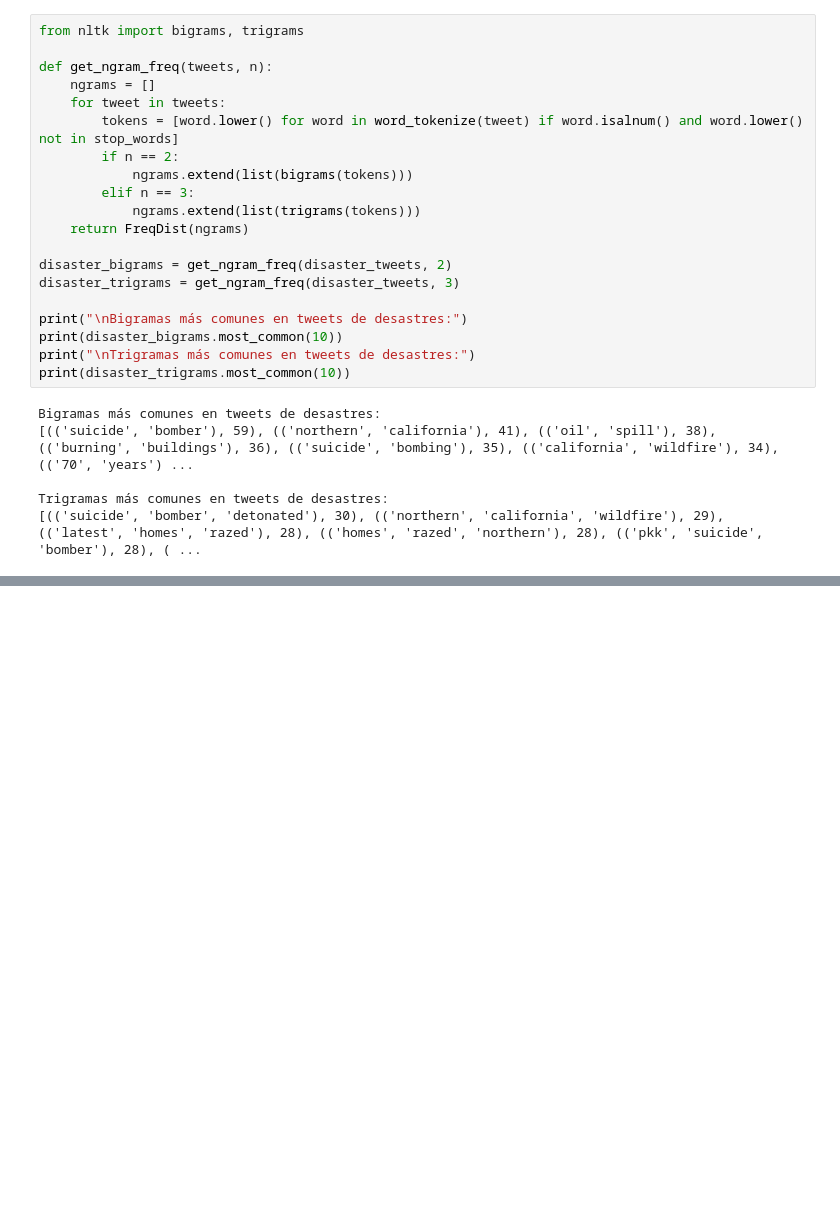
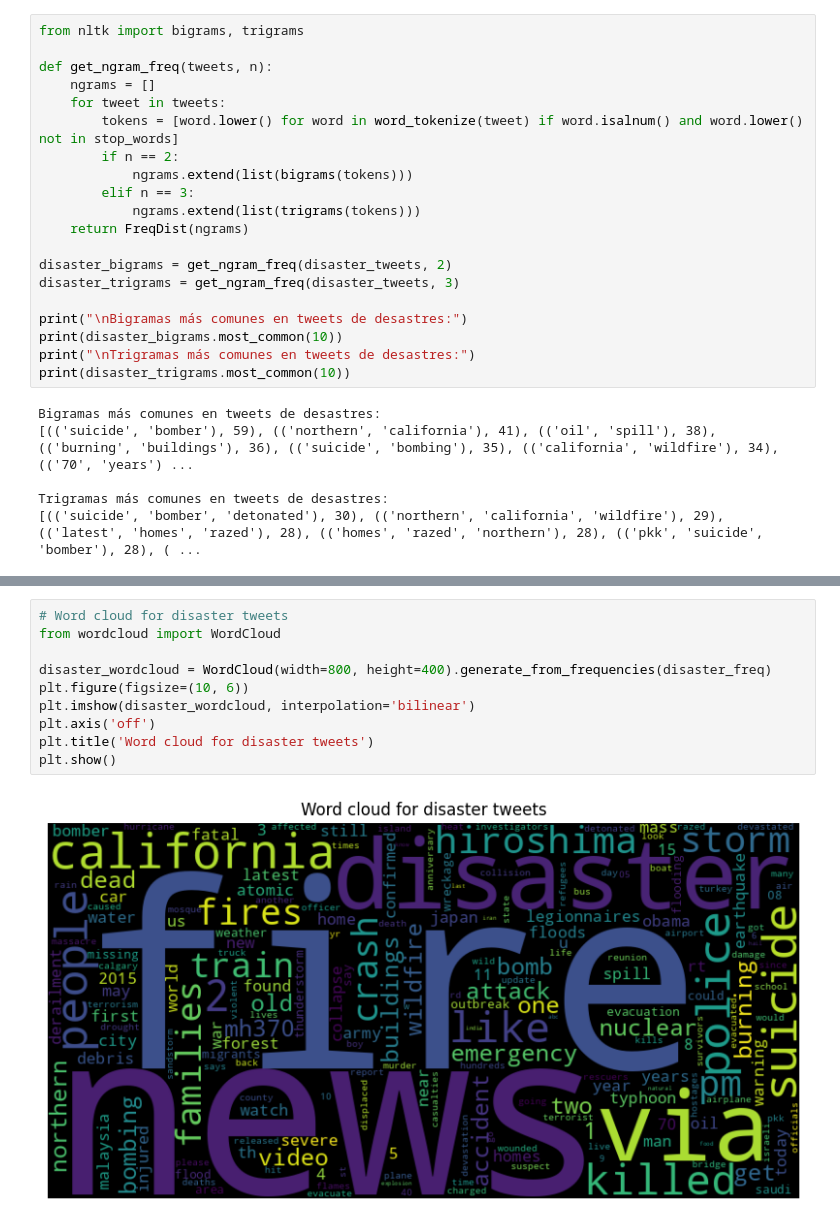
Before and after one commit to estebandonis/EmotionAnalysis-DataScience, a Jupyter notebook: lab6.ipynb, the cells around one changed output, grey strips where cells are left out. Cells and saved outputs as stored; diff of their text form; blank space fills up the shorter version.

```diff
--- a/lab6.ipynb
+++ b/lab6.ipynb
@@ -141,0 +169,12 @@ Trigramas más comunes en tweets de desastres:
+# %%
+# Word cloud for disaster tweets
+from wordcloud import WordCloud
+
+disaster_wordcloud = WordCloud(width=800, height=400).generate_from_frequencies(disaster_freq)
+plt.figure(figsize=(10, 6))
+plt.imshow(disaster_wordcloud, interpolation='bilinear')
+plt.axis('off')
+plt.title('Word cloud for disaster tweets')
+plt.show()
+# %% [output]
+[figure, added]
```
Also changed, not shown: parts of 7 cells of this notebook, 1 other file.
